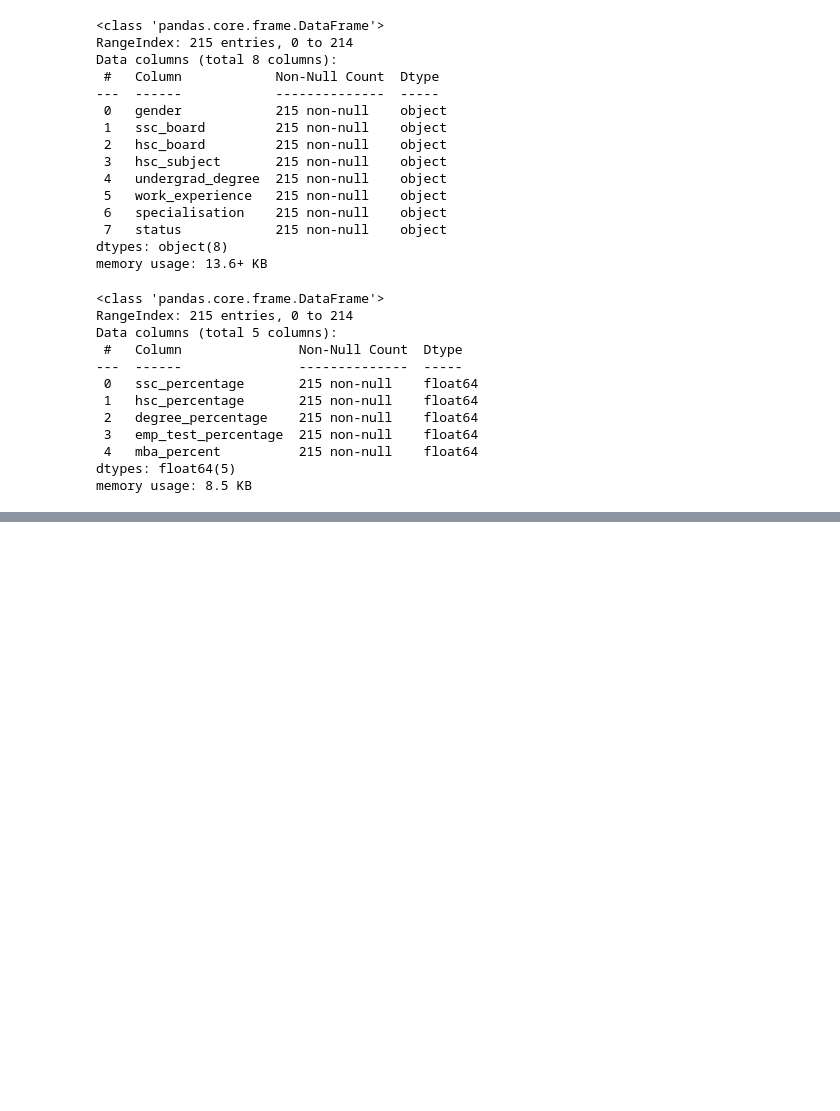
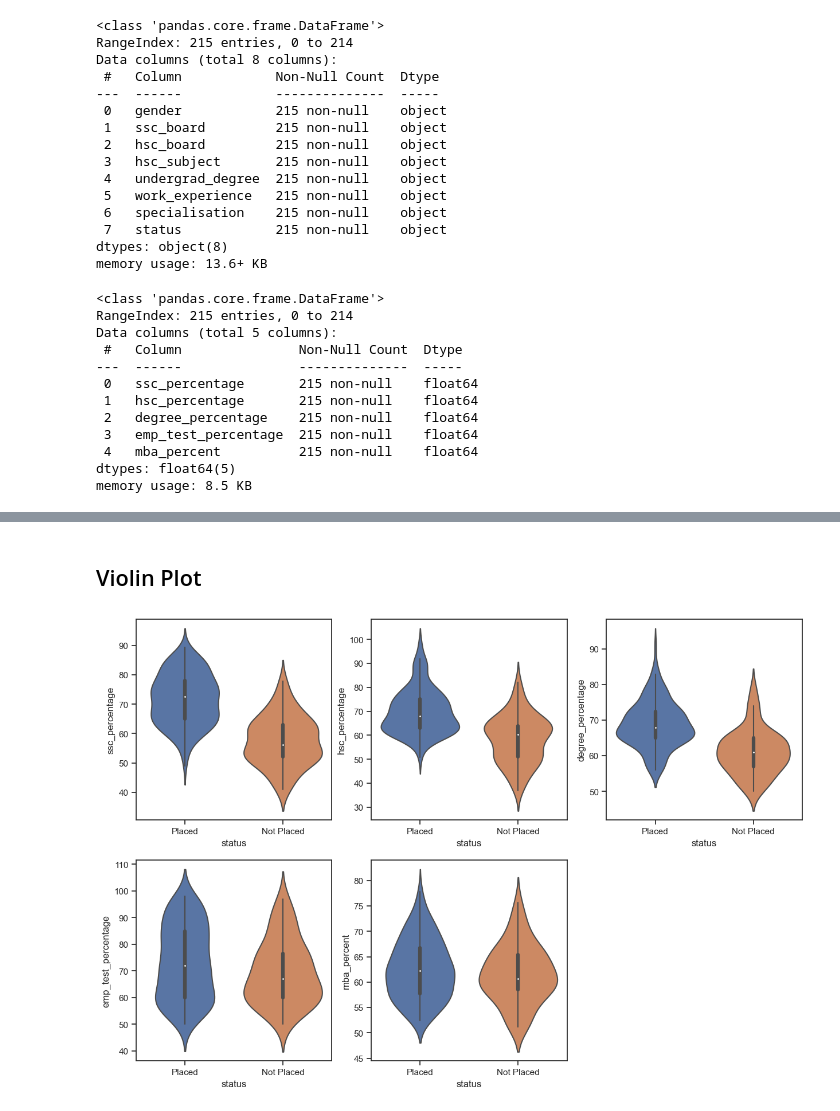
Before and after one commit to masanbasa3k/Machine_Learning, a Jupyter notebook: Job_placement_datacleaning_EDA_classification.ipynb, the cells around one changed output, grey strips where cells are left out. Saved outputs shown, nothing was run; the diff lists cells and outputs as text; code cells hidden in the pictures; blank space fills up the shorter version.

```diff
--- a/Job_placement_datacleaning_EDA_classification.ipynb
+++ b/Job_placement_datacleaning_EDA_classification.ipynb
@@ -129,0 +179,18 @@ import seaborn as sns
+# %% [markdown]
+## Violin Plot
+# %%
+sns.set(style='ticks')
+plt.figure(figsize=(15,10))
+plt.subplot(2,3,1)
+sns.violinplot(x='status', y='ssc_percentage', data=df)
+plt.subplot(2,3,2)
+sns.violinplot(x='status', y='hsc_percentage', data=df)
+plt.subplot(2,3,3)
+sns.violinplot(x='status', y='degree_percentage', data=df)
+plt.subplot(2,3,4)
+sns.violinplot(x='status', y='emp_test_percentage', data=df)
+plt.subplot(2,3,5)
+sns.violinplot(x='status', y='mba_percent', data=df)
+plt.show()
+# %% [output]
+[figure, added]
```
Also changed, not shown: parts of 18 cells of this notebook.
